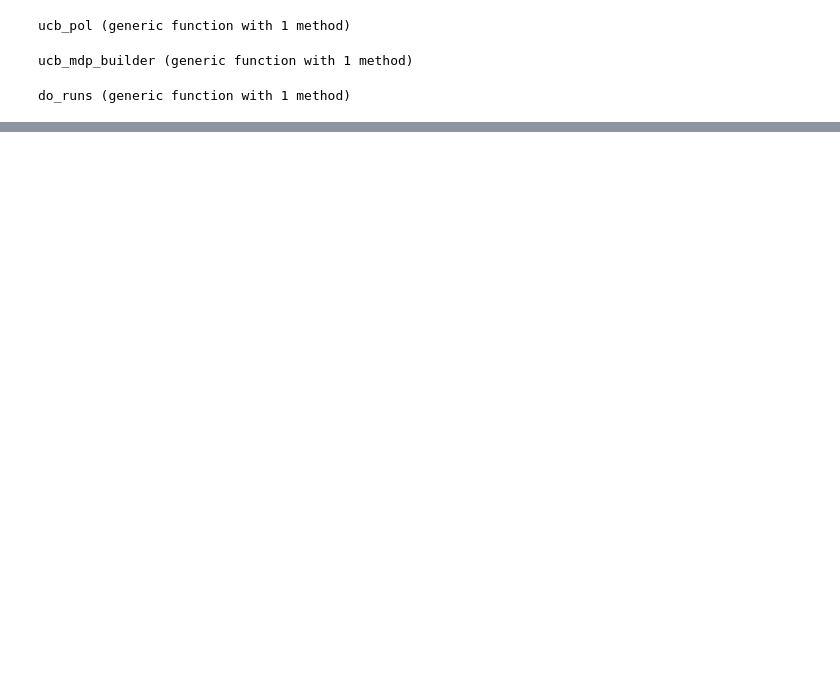
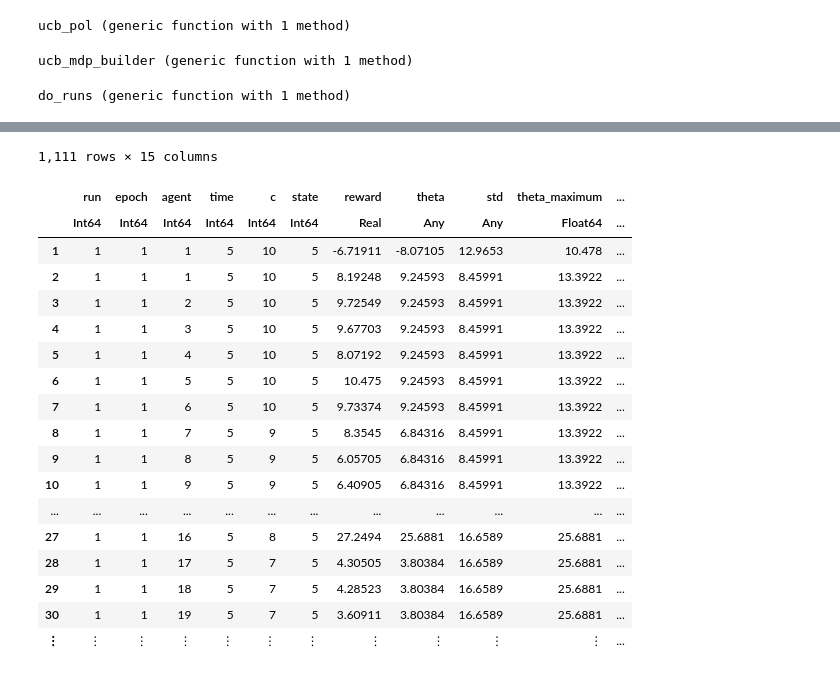
Before and after one commit to efancher/cs234_work_final_project, a Jupyter notebook: Final_Project_Parallel_Chains.ipynb, the cells around one changed output, grey strips where cells are left out. Drawn from its saved outputs; the diff is of its cells as text; code cells hidden in the pictures; blank space fills up the shorter version.

```diff
--- a/Final_Project_Parallel_Chains.ipynb
+++ b/Final_Project_Parallel_Chains.ipynb
@@ -407,0 +501,23 @@ get_average_regret(runs, chain_len, num_chains, true_values_list)
+# %%
+
+full_df[(full_df.name.=="UCB").&(full_df.run.==1),:]
+# %% [output]
+1,111 rows × 15 columns
+|  | run | epoch | agent | time | c | state | reward | theta | std | theta_maximum | ... |
+|  | Int64 | Int64 | Int64 | Int64 | Int64 | Int64 | Real | Any | Any | Float64 | ... |
+| 1 | 1 | 1 | 1 | 5 | 10 | 5 | -6.71911 | -8.07105 | 12.9653 | 10.478 | ... |
+| 2 | 1 | 1 | 1 | 5 | 10 | 5 | 8.19248 | 9.24593 | 8.45991 | 13.3922 | ... |
+| 3 | 1 | 1 | 2 | 5 | 10 | 5 | 9.72549 | 9.24593 | 8.45991 | 13.3922 | ... |
+| 4 | 1 | 1 | 3 | 5 | 10 | 5 | 9.67703 | 9.24593 | 8.45991 | 13.3922 | ... |
+| 5 | 1 | 1 | 4 | 5 | 10 | 5 | 8.07192 | 9.24593 | 8.45991 | 13.3922 | ... |
+| 6 | 1 | 1 | 5 | 5 | 10 | 5 | 10.475 | 9.24593 | 8.45991 | 13.3922 | ... |
+| 7 | 1 | 1 | 6 | 5 | 10 | 5 | 9.73374 | 9.24593 | 8.45991 | 13.3922 | ... |
+| 8 | 1 | 1 | 7 | 5 | 9 | 5 | 8.3545 | 6.84316 | 8.45991 | 13.3922 | ... |
+| 9 | 1 | 1 | 8 | 5 | 9 | 5 | 6.05705 | 6.84316 | 8.45991 | 13.3922 | ... |
+| 10 | 1 | 1 | 9 | 5 | 9 | 5 | 6.40905 | 6.84316 | 8.45991 | 13.3922 | ... |
+| ... | ... | ... | ... | ... | ... | ... | ... | ... | ... | ... | ... |
+| 27 | 1 | 1 | 16 | 5 | 8 | 5 | 27.2494 | 25.6881 | 16.6589 | 25.6881 | ... |
+| 28 | 1 | 1 | 17 | 5 | 7 | 5 | 4.30505 | 3.80384 | 16.6589 | 25.6881 | ... |
+| 29 | 1 | 1 | 18 | 5 | 7 | 5 | 4.28523 | 3.80384 | 16.6589 | 25.6881 | ... |
+| 30 | 1 | 1 | 19 | 5 | 7 | 5 | 3.60911 | 3.80384 | 16.6589 | 25.6881 | ... |
+| ⋮ | ⋮ | ⋮ | ⋮ | ⋮ | ⋮ | ⋮ | ⋮ | ⋮ | ⋮ | ⋮ | ... |
```
Also changed, not shown: parts of 23 cells of this notebook, 1 other file.
